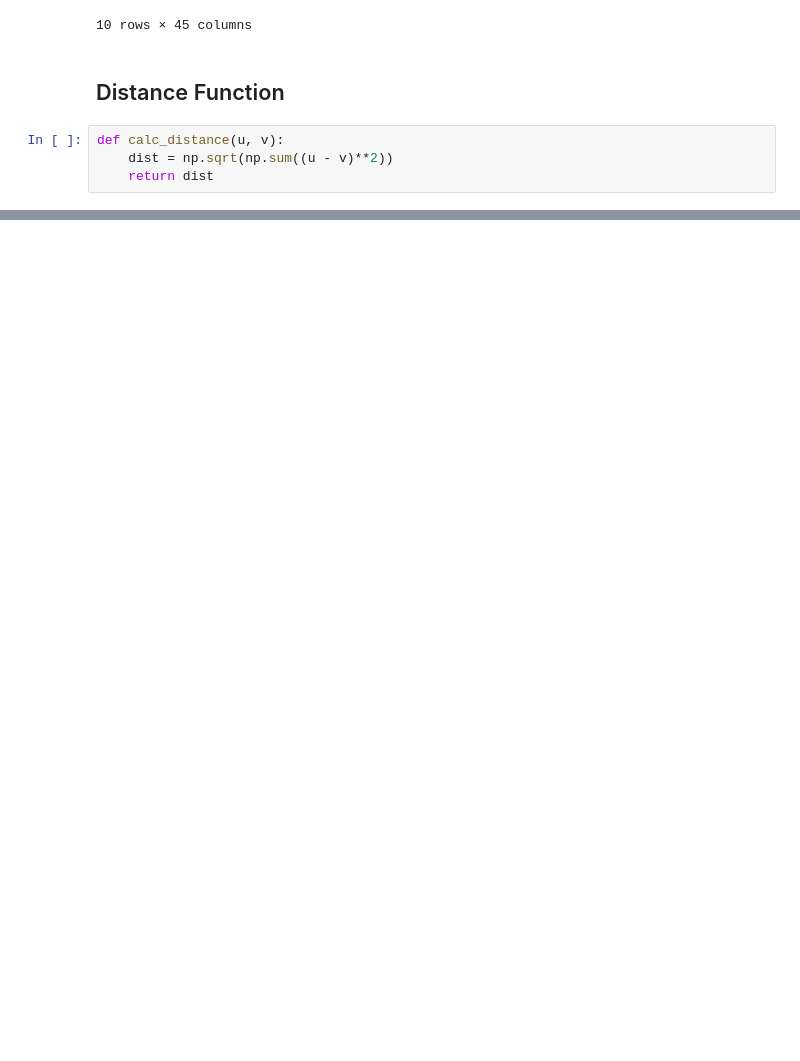
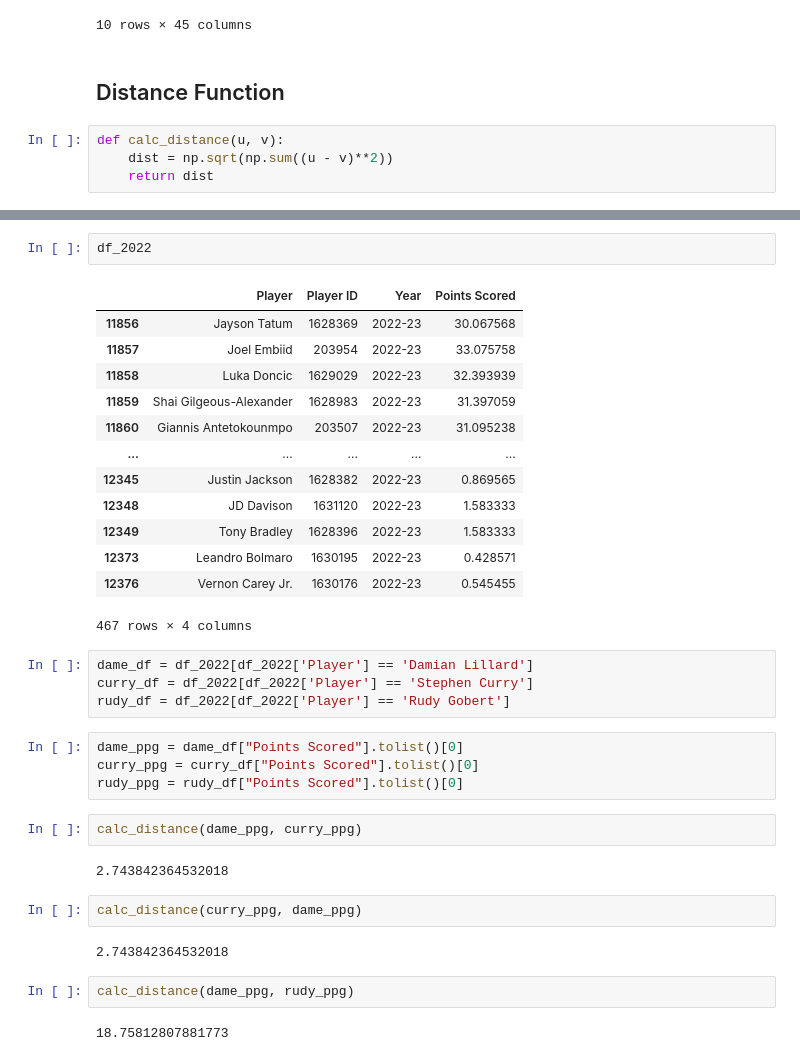
Before and after one commit to onat-the-wanderer/Knn-NBA-Fantasy-Model, a Jupyter notebook: Untitled.ipynb, the cells around one changed output, grey strips where cells are left out. Cells and saved outputs as stored; diff of their text form; blank space fills up the shorter version.

```diff
--- a/Untitled.ipynb
+++ b/Untitled.ipynb
@@ -352,0 +373,36 @@ def calc_distance(u, v):
+# %%
+df_2022
+# %% [output]
+|  | Player | Player ID | Year | Points Scored |
+| 11856 | Jayson Tatum | 1628369 | 2022-23 | 30.067568 |
+| 11857 | Joel Embiid | 203954 | 2022-23 | 33.075758 |
+| 11858 | Luka Doncic | 1629029 | 2022-23 | 32.393939 |
+| 11859 | Shai Gilgeous-Alexander | 1628983 | 2022-23 | 31.397059 |
+| 11860 | Giannis Antetokounmpo | 203507 | 2022-23 | 31.095238 |
+| ... | ... | ... | ... | ... |
+| 12345 | Justin Jackson | 1628382 | 2022-23 | 0.869565 |
+| 12348 | JD Davison | 1631120 | 2022-23 | 1.583333 |
+| 12349 | Tony Bradley | 1628396 | 2022-23 | 1.583333 |
+| 12373 | Leandro Bolmaro | 1630195 | 2022-23 | 0.428571 |
+| 12376 | Vernon Carey Jr. | 1630176 | 2022-23 | 0.545455 |
+467 rows × 4 columns
+# %%
+dame_df = df_2022[df_2022['Player'] == 'Damian Lillard']
+curry_df = df_2022[df_2022['Player'] == 'Stephen Curry']
+rudy_df = df_2022[df_2022['Player'] == 'Rudy Gobert']
+# %%
+dame_ppg = dame_df["Points Scored"].tolist()[0]
+curry_ppg = curry_df["Points Scored"].tolist()[0]
+rudy_ppg = rudy_df["Points Scored"].tolist()[0]
+# %%
+calc_distance(dame_ppg, curry_ppg)
+# %% [output]
+2.743842364532018
+# %%
+calc_distance(curry_ppg, dame_ppg)
+# %% [output]
+2.743842364532018
+# %%
+calc_distance(dame_ppg, rudy_ppg)
+# %% [output]
+18.75812807881773
```
Also changed, not shown: parts of 5 cells of this notebook.
